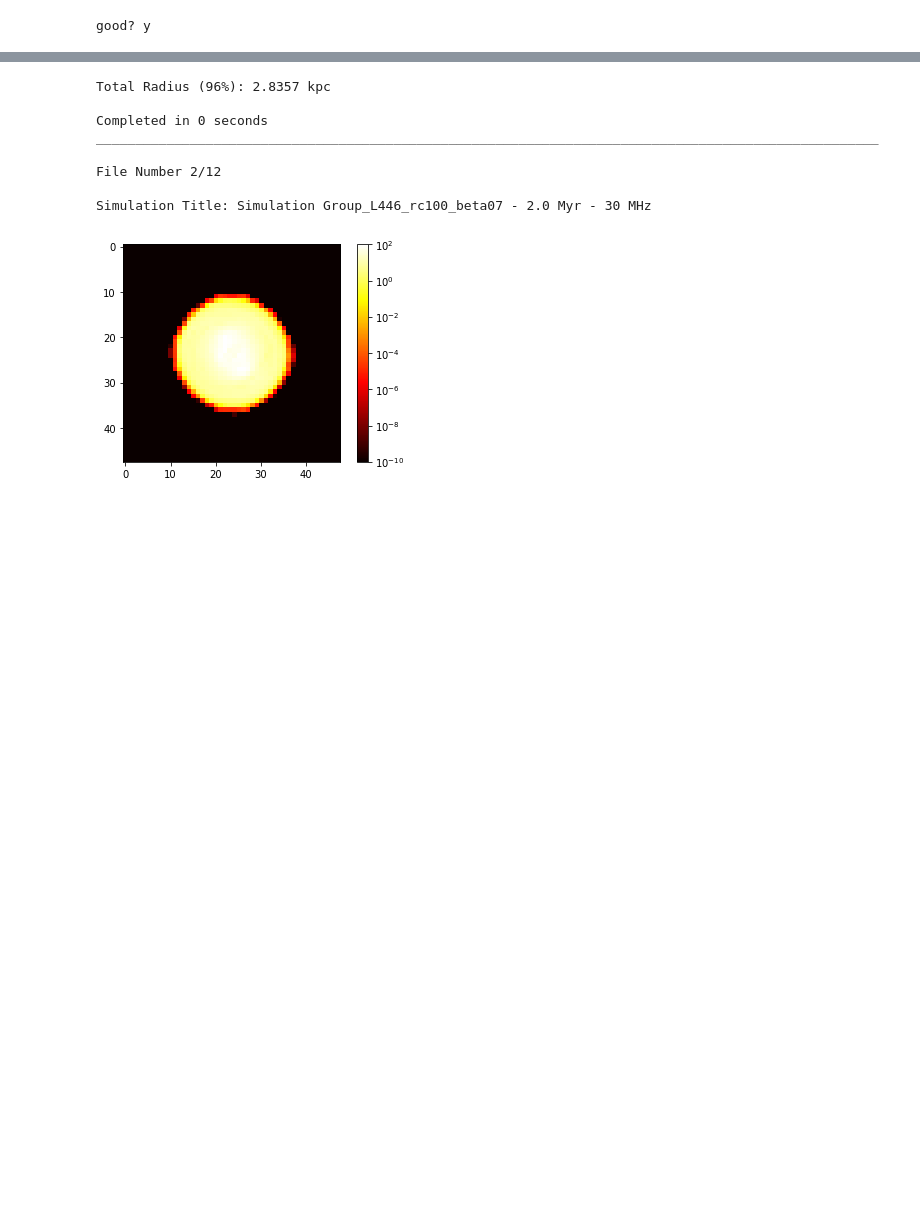
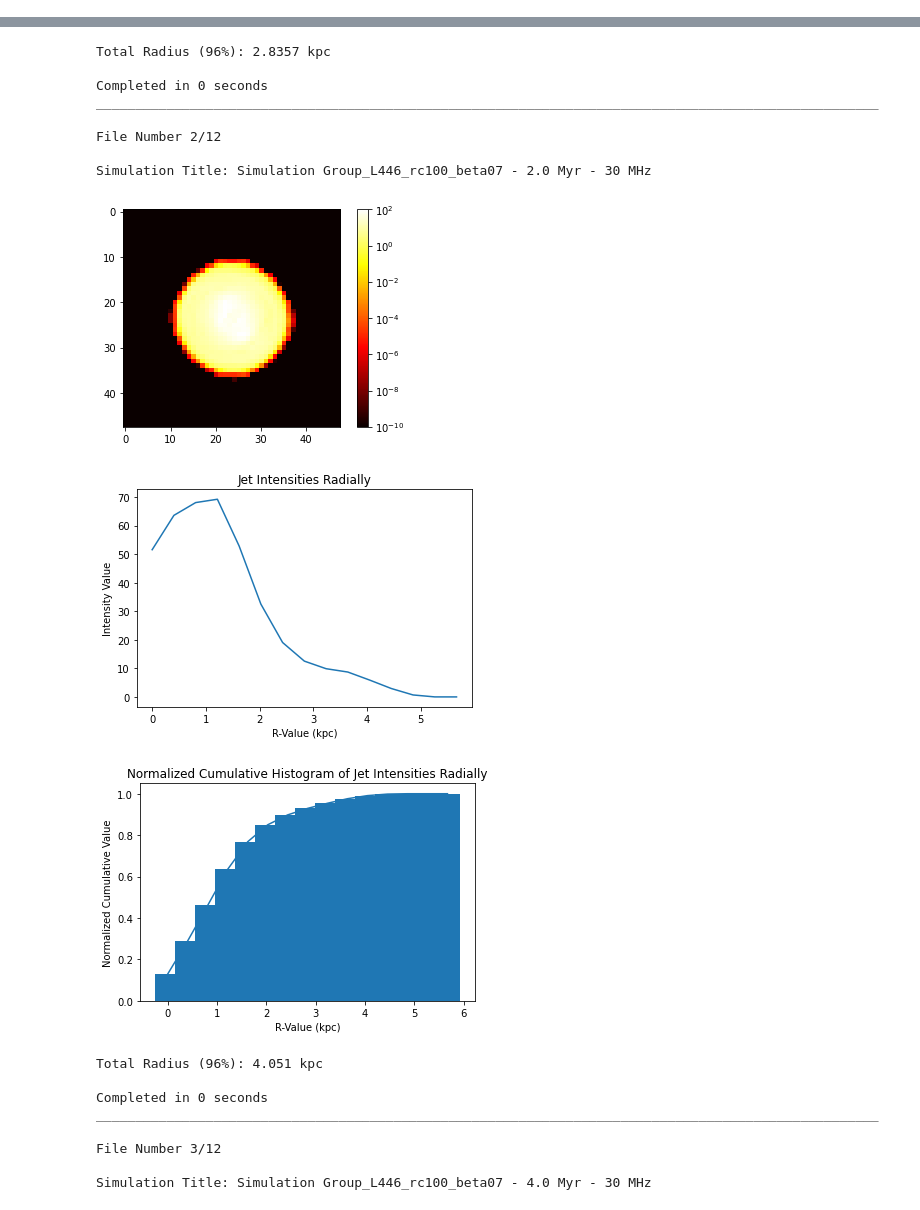
Before and after one commit to SolSamuels/Samuels_JetSimulationWork, a Jupyter notebook: RingDeterminer_EFFICIENT.ipynb, the cells around one changed output, grey strips where cells are left out. Cells and saved outputs as stored; diff of their text form; code cells hidden in the pictures; blank space fills up the shorter version.

```diff
--- a/RingDeterminer_EFFICIENT.ipynb
+++ b/RingDeterminer_EFFICIENT.ipynb
@@ -196,46 +196,52 @@ if total_files > 0:
             plt.colorbar()
             plt.show()
 
-            good = input("good?")
-            plt.close()
-
 
 
             ring(data, pixel_size, center_x, center_y, file_count)
 
 
 
             #Calls jet_width function
             #print("\nJET WIDTH DATA:")
             #print("{}\n".format("~"*50))
             #jet_width(data, width, pixel_size)
 
             print("{}\n".format("_"*100))
 
         except OSError:
             print("Error with file: {}".format(file))
             print("Empty or corrupt FITS file")
 
 else:
     print("ERROR: Could not find any necessary files on your device")
     print("Program intakes files of the name: {}".format(path))
 # %% [output]
 JET RING DETERMINING PROGRAM:
 ____________________________________________________________________________________________________
 
 File Number 1/12
 
 Simulation Title: Simulation Group_L446_rc100_beta07 - 1.0 Myr - 30 MHz
 [figure]
-good? y
 [figure]
 [figure]
+Total Radius (96%): 2.8357 kpc
+
+Completed in 0 seconds
+____________________________________________________________________________________________________
+
+File Number 2/12
+
+Simulation Title: Simulation Group_L446_rc100_beta07 - 2.0 Myr - 30 MHz
+[figure]
+[figure, added]
+[figure, added]
-Total Radius (96%): 2.8357 kpc
+Total Radius (96%): 4.051 kpc
 
 Completed in 0 seconds
 ____________________________________________________________________________________________________
 
-File Number 2/12
+File Number 3/12
 
-Simulation Title: Simulation Group_L446_rc100_beta07 - 2.0 Myr - 30 MHz
+Simulation Title: Simulation Group_L446_rc100_beta07 - 4.0 Myr - 30 MHz
-[figure]
```
Also changed, not shown: parts of 1 cell of this notebook, 1 other file.
